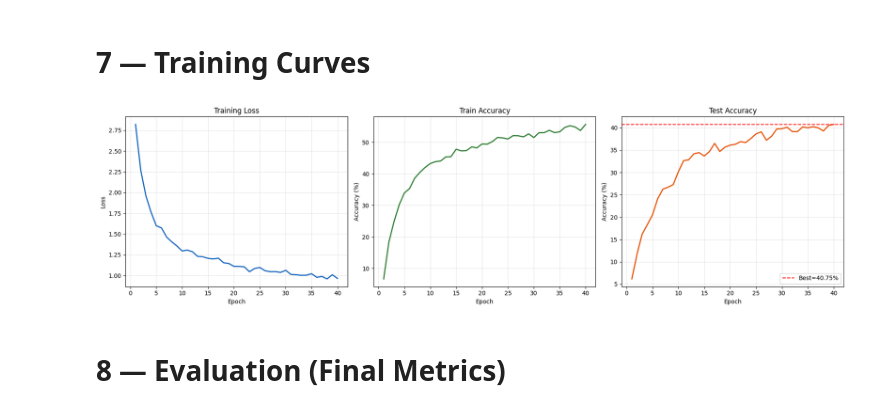
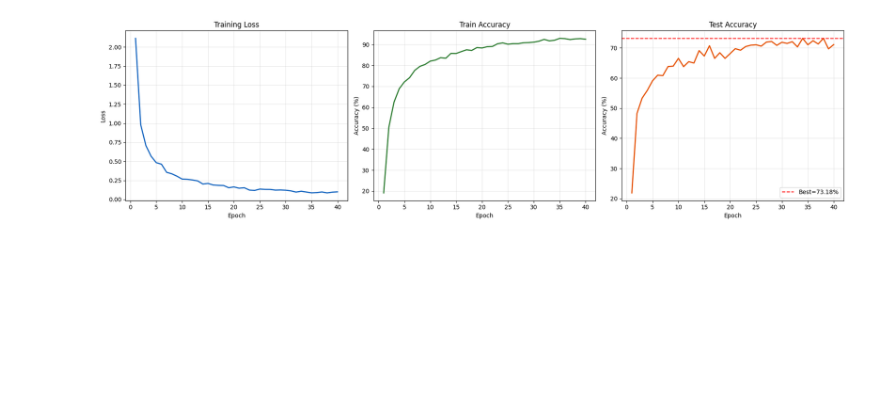
Before and after one commit to elmehdiziate/Waste-Classification, a Jupyter notebook: Notebook/ResNet50_Baseline.ipynb, the cells around one changed output. Saved outputs shown, nothing was run; the diff lists cells and outputs as text; code cells hidden in the pictures; blank space fills up the shorter version.

```diff
--- a/Notebook/ResNet50_Baseline.ipynb
+++ b/Notebook/ResNet50_Baseline.ipynb
@@ -43,14 +43,20 @@ PyTorch : 2.11.0+cu130
 # %%
-EPOCHS       = 40
-BATCH_SIZE   = 16
-LR           = 1e-4
+# ============================
+# ResNet50 Baseline (224px)
+# Hyperparameters
+# ============================
+
+EPOCHS       = 40          # Baseline = 40 epochs
+BATCH_SIZE   = 32          # Old preprocessor default
+LR           = 1e-4        # Standard fine-tuning LR
 WEIGHT_DECAY = 1e-4
-DROPOUT      = 0.4
+DROPOUT      = 0.4         # Matches your ResNet50 head
 NUM_CLASSES  = 28
 
-print(f"Epochs      : {EPOCHS}")
-print(f"Batch size  : {BATCH_SIZE}")
-print(f"LR          : {LR}")
-print(f"Dropout     : {DROPOUT}")
+print("Epochs      :", EPOCHS)
+print("Batch size  :", BATCH_SIZE)
+print("LR          :", LR)
+print("Dropout     :", DROPOUT)
+print("Num classes :", NUM_CLASSES)
 # %% [output]
 Epochs      : 40
@@ -73,13 +69,13 @@ Dropout     : 0.4
 # %%
 pp = WaRPPreprocessor(
-    raw_root       = root / "Dataset/raw/WaRP-C",
+    raw_root       = root / "Dataset/raw/Warp-C",
     processed_root = root / "Dataset/processed",
     stats_file     = root / "Dataset/dataset_stats.json",
     batch_size     = BATCH_SIZE,
     num_workers    = 4,
 )
 
-train_loader, test_loader = pp.get_loaders(model_type="resnet")
+train_loader, test_loader = pp.get_loaders(model_type="resnet50")
 
 CLASS_NAMES = sorted(
     d.name for d in (root / "Dataset/processed/train").iterdir() if d.is_dir()
@@ -108,7 +96,12 @@ Loss: CrossEntropyLoss + class weights
 # %%
+class_weights = pp.get_class_weights(device=DEVICE)
+criterion = nn.CrossEntropyLoss(weight=class_weights)
+print("Loss: CrossEntropyLoss + class weights")
+
 model = ResNet50(
     num_classes = NUM_CLASSES,
     dropout     = DROPOUT,
+    freeze      = False
 ).to(DEVICE)
 
 optimizer = torch.optim.AdamW(
@@ -117,10 +110,9 @@ optimizer = torch.optim.AdamW(
     weight_decay = WEIGHT_DECAY,
 )
 
-scaler = GradScaler(enabled=(DEVICE == "cuda"))
-
 # Sanity check
 with torch.no_grad():
-    out = model(torch.zeros(2, 3, 384, 384).to(DEVICE))
-print("Output shape:", out.shape)
+    x = torch.zeros(2, 3, 224, 224).to(DEVICE)
+    y = model(x)
+print("Sanity output:", y.shape)
 # %% [output]
@@ -206,26 +195,22 @@ Epoch  40/40 | loss=0.9635 | train=55.70% | test=40.75% | best=40.75% | 10.6s
-# %% [markdown]
-# 7 — Training Curves
 # %%
 fig, axes = plt.subplots(1, 3, figsize=(18, 5))
 ep = range(1, EPOCHS + 1)
 
 axes[0].plot(ep, train_losses, "#1565C0", lw=2)
 axes[0].set(title="Training Loss", xlabel="Epoch", ylabel="Loss")
 axes[0].grid(alpha=0.3)
 
 axes[1].plot(ep, train_accs, "#2E7D32", lw=2)
 axes[1].set(title="Train Accuracy", xlabel="Epoch", ylabel="Accuracy (%)")
 axes[1].grid(alpha=0.3)
 
 axes[2].plot(ep, test_accs, "#E65100", lw=2)
-axes[2].axhline(best_acc, color="red", ls="--", label=f"Best={best_acc:.2f}%")
+axes[2].axhline(max(test_accs), color="red", ls="--", label=f"Best={max(test_accs):.2f}%")
 axes[2].set(title="Test Accuracy", xlabel="Epoch", ylabel="Accuracy (%)")
 axes[2].legend()
 axes[2].grid(alpha=0.3)
 
 plt.tight_layout()
 plt.show()
 # %% [output]
-[figure, old version]
+[figure, new version]
-# %% [markdown]
-# 8 — Evaluation (Final Metrics)
```
Also changed, not shown: parts of 21 cells of this notebook, 6 other files.
